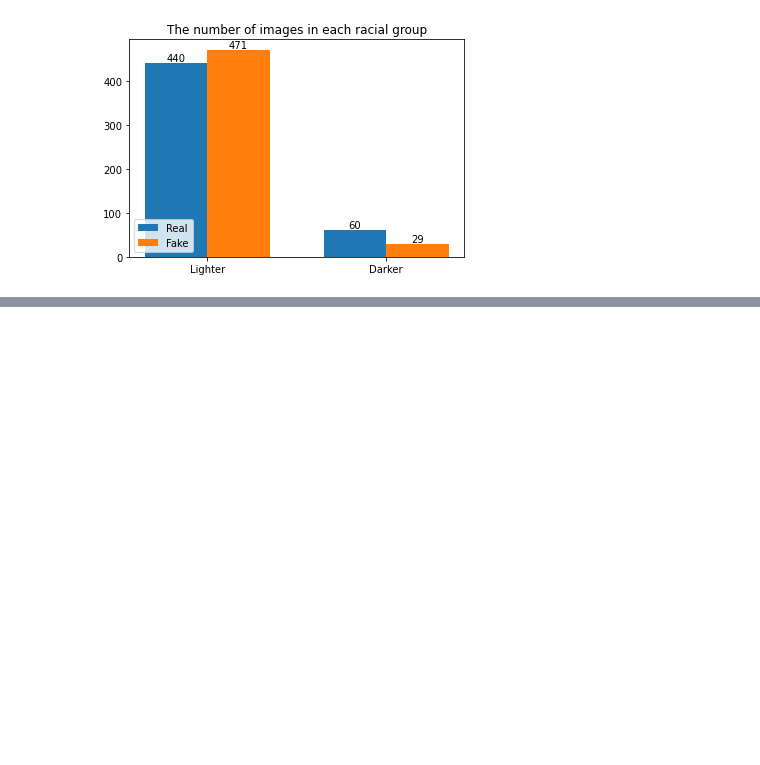
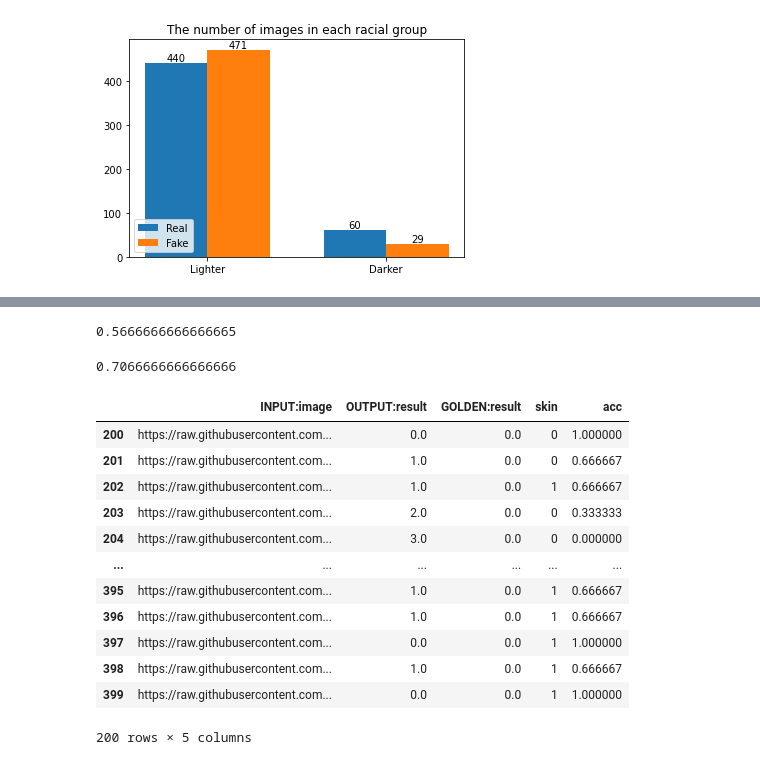
Before and after one commit to BirkhoffG/crowd_project, a Jupyter notebook: fairness.ipynb, the cells around one changed output, grey strips where cells are left out. Drawn from its saved outputs; the diff is of its cells as text; code cells hidden in the pictures; blank space fills up the shorter version.

```diff
--- a/fairness.ipynb
+++ b/fairness.ipynb
@@ -144,0 +212,24 @@ fig = freq_bar(
+# %%
+worker_final_acc_fake['acc'].mean()
+# %% [output]
+0.5666666666666665
+# %%
+worker_final_acc_real['acc'].mean()
+# %% [output]
+0.7066666666666666
+# %%
+worker_final_acc_real
+# %% [output]
+|  | INPUT:image | OUTPUT:result | GOLDEN:result | skin | acc |
+| 200 | https://raw.githubusercontent.com... | 0.0 | 0.0 | 0 | 1.000000 |
+| 201 | https://raw.githubusercontent.com... | 1.0 | 0.0 | 0 | 0.666667 |
+| 202 | https://raw.githubusercontent.com... | 1.0 | 0.0 | 1 | 0.666667 |
+| 203 | https://raw.githubusercontent.com... | 2.0 | 0.0 | 0 | 0.333333 |
+| 204 | https://raw.githubusercontent.com... | 3.0 | 0.0 | 0 | 0.000000 |
+| ... | ... | ... | ... | ... | ... |
+| 395 | https://raw.githubusercontent.com... | 1.0 | 0.0 | 1 | 0.666667 |
+| 396 | https://raw.githubusercontent.com... | 1.0 | 0.0 | 1 | 0.666667 |
+| 397 | https://raw.githubusercontent.com... | 0.0 | 0.0 | 1 | 1.000000 |
+| 398 | https://raw.githubusercontent.com... | 1.0 | 0.0 | 1 | 0.666667 |
+| 399 | https://raw.githubusercontent.com... | 0.0 | 0.0 | 1 | 1.000000 |
+200 rows × 5 columns
```
Also changed, not shown: parts of 17 cells of this notebook, 3 other files.
